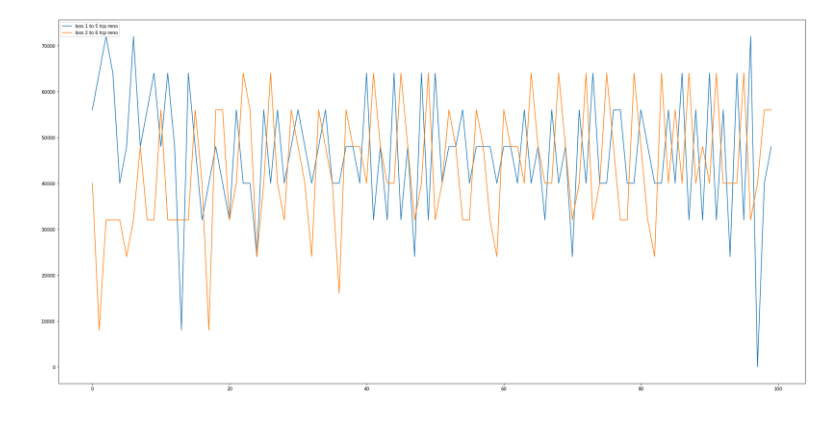
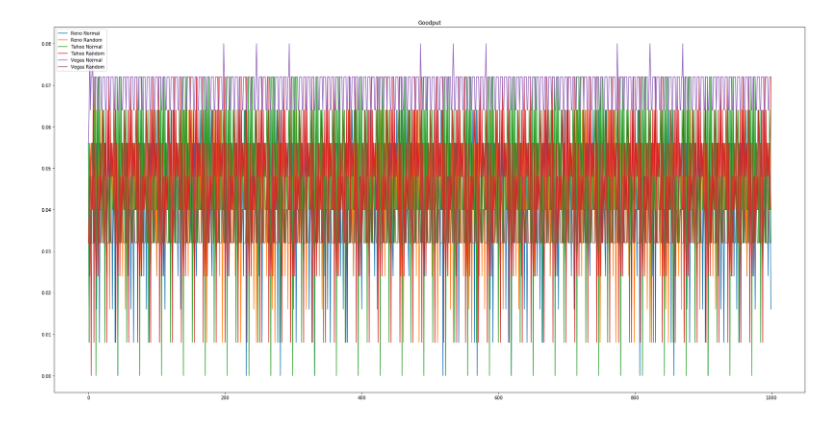
Before and after one commit to rastadayon/TCP-Congestion-Control-Analysis, a Jupyter notebook: CA2-Report.ipynb, the cells around one changed output. Cells and saved outputs as stored; diff of their text form; code cells hidden in the pictures.

Commit message:
goodput average added

```diff
--- a/CA2-Report.ipynb
+++ b/CA2-Report.ipynb
@@ -82,3 +134,14 @@ def sum_packet_loss(prev_packet_loss1, prev_packet_loss2, filename):
+# %%
+def get_goodput_sum(goodput1, goodput2, filename):
+    received1, received2 = get_received_packets(filename)
+    lost1, lost2 = get_lost_packets(filename)
+    new_goodput1 = get_goodput(received1, lost1)
+    new_goodput2 = get_goodput(received2, lost2)
+
+    goodput1 = [float(x) + float(y) for x, y in zip(goodput1, new_goodput1)]
+    goodput2 = [float(x) + float(y) for x, y in zip(goodput2, new_goodput2)]
+
+    return goodput1, goodput2
 # %%
 reno_cwnd1 = [0] * time_length * inverse_time_step
 reno_cwnd2 = [0] * time_length * inverse_time_step
@@ -97,9 +160,16 @@ vegas_rtt2 = [0] * time_length * inverse_time_step
 reno_packet_loss1 = [0] * time_length
 reno_packet_loss2 = [0] * time_length
 tahoe_packet_loss1 = [0] * time_length
-tahoe_packet_loss2 = [0] * time_length # in tikash kheili kasif shod vali bikhial
+tahoe_packet_loss2 = [0] * time_length
 vegas_packet_loss1 = [0] * time_length
 vegas_packet_loss2 = [0] * time_length
+
+reno_goodput1 = [0] * time_length
+reno_goodput2 = [0] * time_length
+tahoe_goodput1 = [0] * time_length
+tahoe_goodput2 = [0] * time_length
+vegas_goodput1 = [0] * time_length
+vegas_goodput2 = [0] * time_length
 
 for i in range(10):
     os.system('ns reno.tcl')
@@ -121,6 +191,11 @@ for i in range(10):
     vegas_packet_loss1, vegas_packet_loss2 = sum_packet_loss(vegas_packet_loss1,
                                                              vegas_packet_loss2, 'trace_vegas.tr')
 
+    reno_goodput1, reno_goodput2 = get_goodput_sum(reno_goodput1, reno_goodput2, 'trace_reno.tr')
+    tahoe_goodput1, tahoe_goodput2 = get_goodput_sum(tahoe_goodput1, tahoe_goodput2, 'trace_tahoe.tr')
+    vegas_goodput1, vegas_goodput2 = get_goodput_sum(vegas_goodput1, vegas_goodput2, 'trace_vegas.tr')
+    break
+
 reno_cwnd1 = [x / 10 for x in reno_cwnd1]
 tahoe_cwnd1 = [x / 10 for x in tahoe_cwnd1]
 vegas_cwnd1 = [x / 10 for x in vegas_cwnd1]
@@ -141,6 +216,13 @@ vegas_packet_loss1 = [x/10 for x in vegas_packet_loss1]
 reno_packet_loss2 = [x/10 for x in reno_packet_loss2]
 tahoe_packet_loss2 = [x/10 for x in tahoe_packet_loss2]
 vegas_packet_loss2 = [x/10 for x in vegas_packet_loss2]
+
+reno_goodput1 = [x/10 for x in reno_goodput1]
+tahoe_goodput1 = [x/10 for x in tahoe_goodput1]
+vegas_goodput1 = [x/10 for x in vegas_goodput1]
+reno_goodput2 = [x/10 for x in reno_goodput2]
+tahoe_goodput2 = [x/10 for x in tahoe_goodput2]
+vegas_goodput2 = [x/10 for x in vegas_goodput2]
 # %%
 plt.figure(figsize=(30,15))
 plt.plot(np.arange(0, time_length, time_step), reno_cwnd1)
@@ -228,11 +269,15 @@ def get_goodput(received, loss):
-# %%
-goodput_1 = get_goodput(received_1, drop_1)
-goodput_2 = get_goodput(received_2, drop_2)
-
-plt.figure(figsize=(30,15))
-plt.plot(np.arange(100), goodput_1)
-plt.plot(np.arange(100), goodput_2)
-plt.legend(['loss 1 to 5 tcp reno', 'loss 2 to 6 tcp reno'], loc='upper left')
-plt.show()
-# %% [output]
-[figure, removed]
+# %%
+plt.figure(figsize=(30,15))
+plt.plot(np.arange(time_length), reno_goodput1)
+plt.plot(np.arange(time_length), reno_goodput2)
+plt.plot(np.arange(time_length), tahoe_goodput1)
+plt.plot(np.arange(time_length), tahoe_goodput2)
+plt.plot(np.arange(time_length), vegas_goodput1)
+plt.plot(np.arange(time_length), vegas_goodput2)
+
+plt.legend(['Reno Normal', 'Reno Random', 'Tahoe Normal', 'Tahoe Random',
+           'Vegas Normal', 'Vegas Random'], loc='upper left')
+plt.title('Goodput')
+plt.show()
+# %% [output]
+[figure, added]
```
Also changed, not shown: parts of 10 cells of this notebook, 7 other files.
